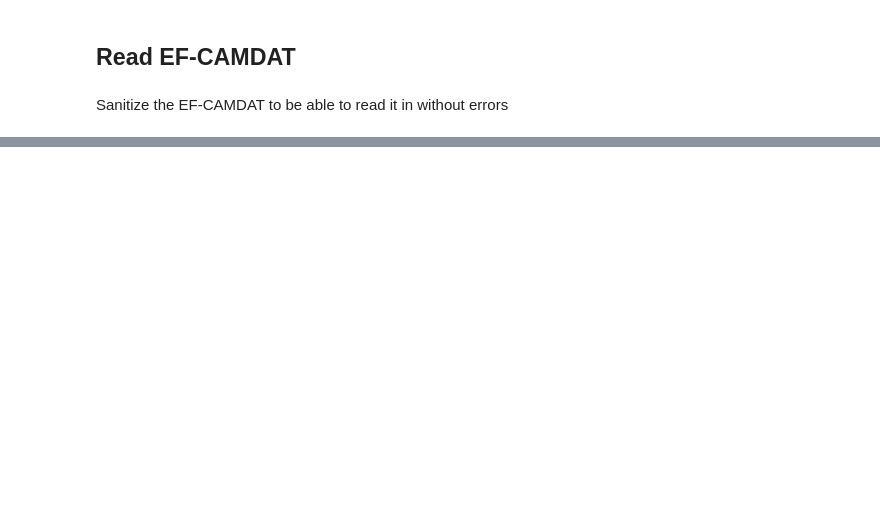
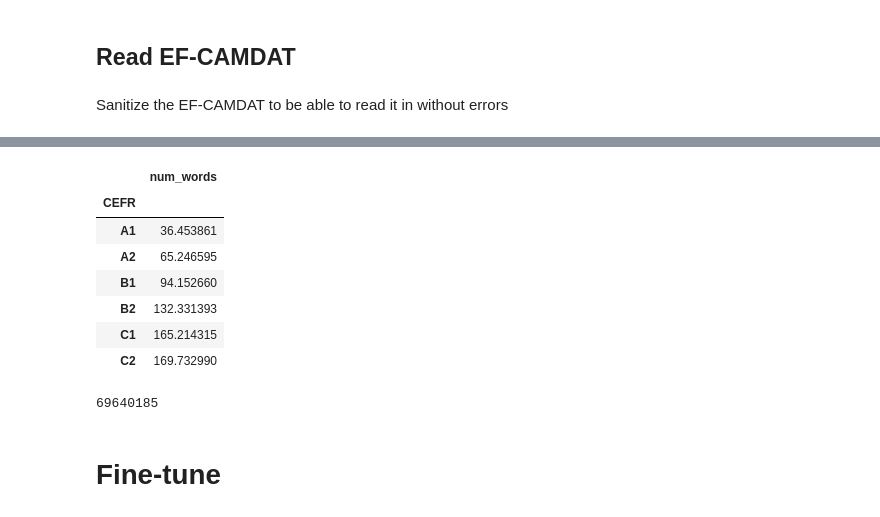
Before and after one commit to shivster2000/grammarctg, a Jupyter notebook: experiments/004_explore_smille.ipynb, the cells around one changed output, grey strips where cells are left out. Drawn from its saved outputs; the diff is of its cells as text; code cells hidden in the pictures; blank space fills up the shorter version.

```diff
--- a/experiments/004_explore_smille.ipynb
+++ b/experiments/004_explore_smille.ipynb
@@ -108,0 +66,14 @@ Unfortunately, it looks like these IDs do not match with this SMILLE data.
+# %%
+data = []
+context = ET.iterparse(efcamdat_path, events=('end',))
+
+for event, elem in tqdm(context, total=36000000):
+    if elem.tag == 'writing':
+        text = extract_uncorrected_text(elem.find('text'))
+        data.append({
+            "id": elem.get('id'),
+            "text": text.strip(),
+            "level": int(elem.get('level'))
+        })
+
+efcamdat = pd.DataFrame(data)
@@ -108,0 +86,18 @@ Unfortunately, it looks like these IDs do not match with this SMILLE data.
+# %%
+grade_to_cefr = {
+    range(1, 4): 'A1',
+    range(4, 7): 'A2',
+    range(7, 10): 'B1',
+    range(10, 13): 'B2',
+    range(13, 16): 'C1',
+    range(16, 17): 'C2',
+}
+
+def map_grade_to_cefr(grade):
+    for grade_range, cefr in grade_to_cefr.items():
+        if grade in grade_range:
+            return cefr
+    return None
+efcamdat['CEFR'] = efcamdat['level'].apply(map_grade_to_cefr)
+
+efcamdat['CEFR'].value_counts(dropna=False)
@@ -108,0 +112,22 @@ Unfortunately, it looks like these IDs do not match with this SMILLE data.
+# %%
+def map_text_to_num_words(text):
+    return len(text.split())
+
+efcamdat['num_words'] = efcamdat.text.apply(map_text_to_num_words)
+# %%
+efcamdat.groupby('CEFR').agg({"num_words": "mean"})
+# %% [output]
+|  | num_words |
+| CEFR |  |
+| A1 | 36.453861 |
+| A2 | 65.246595 |
+| B1 | 94.152660 |
+| B2 | 132.331393 |
+| C1 | 165.214315 |
+| C2 | 169.732990 |
+# %%
+efcamdat['num_words'].sum()
+# %% [output]
+69640185
+# %% [markdown]
+# Fine-tune
```
Also changed, not shown: parts of 59 cells of this notebook, 4 other files.
